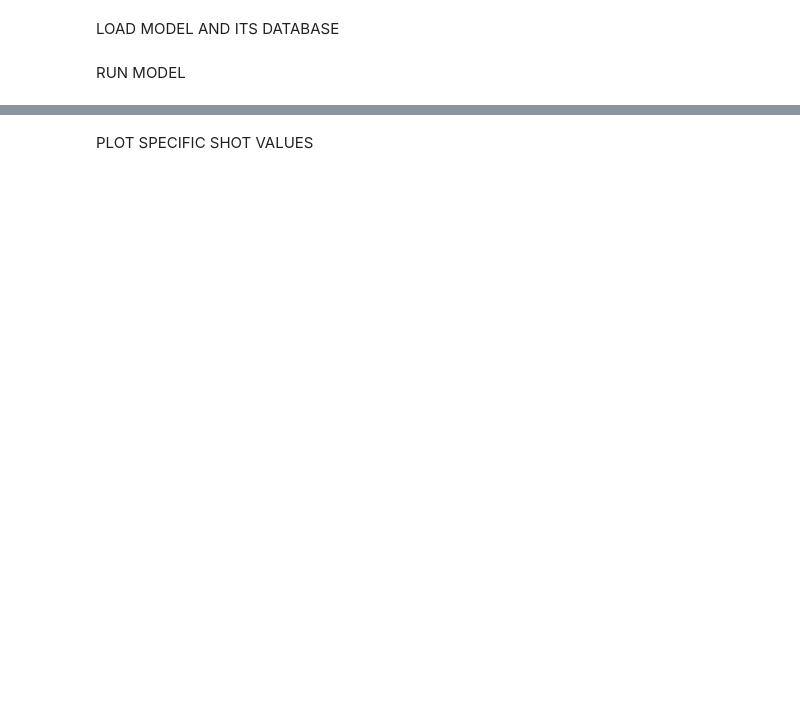
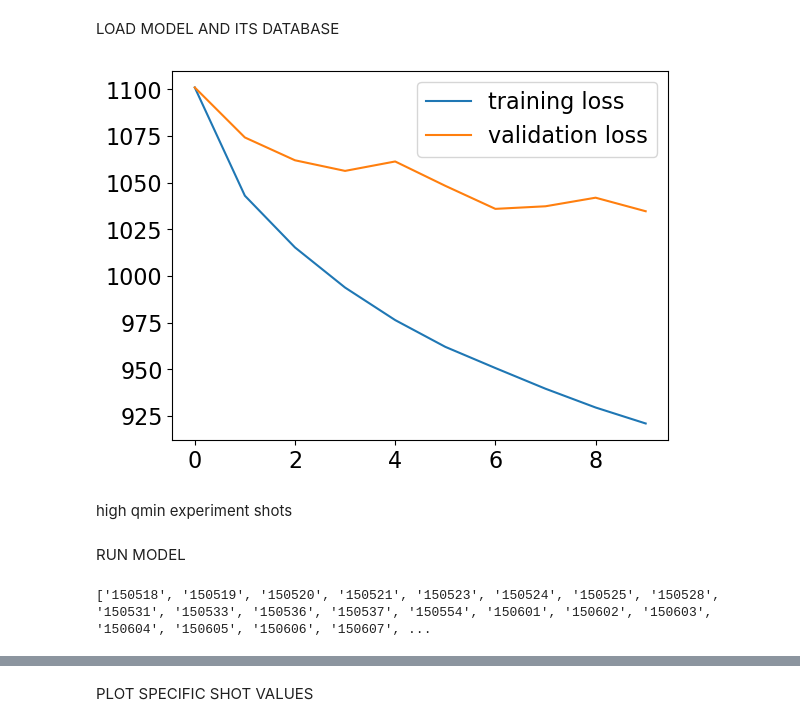
Before and after one commit to PlasmaControl/TearingModeSurvival, a Jupyter notebook: tm_model_simple_analysis.ipynb, the cells around one changed output, grey strips where cells are left out. Drawn from its saved outputs; the diff is of its cells as text; code cells hidden in the pictures; blank space fills up the shorter version.

Commit message:
update TM model analysis script

```diff
--- a/tm_model_simple_analysis.ipynb
+++ b/tm_model_simple_analysis.ipynb
@@ -7 +1,7 @@ wanted_shot = '180637'
+# %%
+config_name = 'outputs/model_25_1config'
+#config_name = 'outputs/new_model_1config'
+#config_name = 'outputs/model0_longerconfig'
+time_horizon = 1000
+wanted_shot = '180636'
 # %%
@@ -32,23 +39,40 @@ LOAD MODEL AND ITS DATABASE
 # %%
 # READ CONFIG
 config = configparser.ConfigParser()
 config.read(config_name)
 database_x_name = config['model']['database_x_name']
 database_e_name = config['model']['database_e_name']
 database_t_name = config['model']['database_t_name']
-database_shots_list_name = config['model']['database_shots_list_name']
+
+# if database_shots_list_name exists
+if 'database_shots_list_name' in config['model']:
+    database_shots_list_name = config['model']['database_shots_list_name']
+if 'database_real_times_name' in config['model']:
+    database_real_times_name = config['model']['database_real_times_name']
 output_filename_base = config['model']['output_filename_base']
-
+seed = eval(config['training']['seed'])[0]
 # LOAD DATABASE
-with open(f'data/{database_x_name}.pkl', 'rb') as f:
+with open(f'/projects/EKOLEMEN/survival_tm_2/data/{database_x_name}.pkl', 'rb') as f:
     x = pickle.load(f)
-with open(f'data/{database_e_name}.pkl', 'rb') as f:
+with open(f'/projects/EKOLEMEN/survival_tm_2/data/{database_e_name}.pkl', 'rb') as f:
     e = pickle.load(f)
-with open(f'data/{database_t_name}.pkl', 'rb') as f:
+with open(f'/projects/EKOLEMEN/survival_tm_2/data/{database_t_name}.pkl', 'rb') as f:
     t = pickle.load(f)
-with open(f'data/{database_shots_list_name}.pkl', 'rb') as f:
-    shots_list = pickle.load(f)
-
+if 'database_shots_list_name' in config['model']:
+    with open(f'/projects/EKOLEMEN/survival_tm_2/data/{database_shots_list_name}.pkl', 'rb') as f:
+        shots_list = pickle.load(f)
+if 'database_real_times_name' in config['model']:
+    with open(f'/projects/EKOLEMEN/survival_tm_2/data/{database_real_times_name}.pkl', 'rb') as f:
+        real_times = pickle.load(f)
+x_train_df = np.array(x)
 # LOAD MODEL
 with open(f'models/{output_filename_base}.pkl', 'rb') as f:
-    model = pickle.load(f)[0][0]
+    loaded_models = pickle.load(f)
+    model = loaded_models[2][0]
+
+plt.plot(loaded_models[0][1], label='training loss')
+plt.plot(np.array(loaded_models[0][2])*loaded_models[0][1][0]/loaded_models[0][2][0], label='validation loss')
+plt.legend()
+survival_output = model.predict_survival(pd.DataFrame(x), [time_horizon])
+# %% [output]
+[figure, added]
@@ -55,2 +113,4 @@ with open(f'models/{output_filename_base}.pkl', 'rb') as f:
+# %% [markdown]
+high qmin experiment shots
 # %% [markdown]
 RUN MODEL
@@ -58,0 +117,4 @@ survival_output = model.predict_survival(x, [time_horizon])
+# %%
+print(list(np.unique(shots_list)))
+# %% [output]
+['150518', '150519', '150520', '150521', '150523', '150524', '150525', '150528', '150531', '150533', '150536', '150537', '150554', '150601', '150602', '150603', '150604', '150605', '150606', '150607', ...
```
Also changed, not shown: parts of 19 cells of this notebook.
